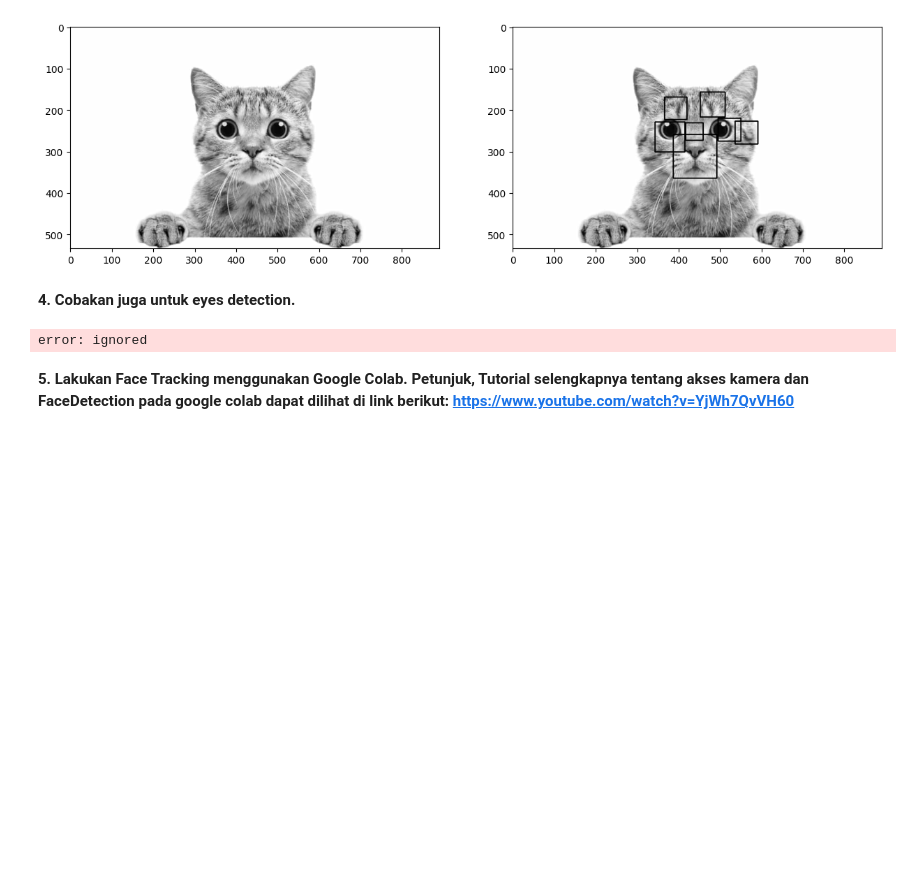
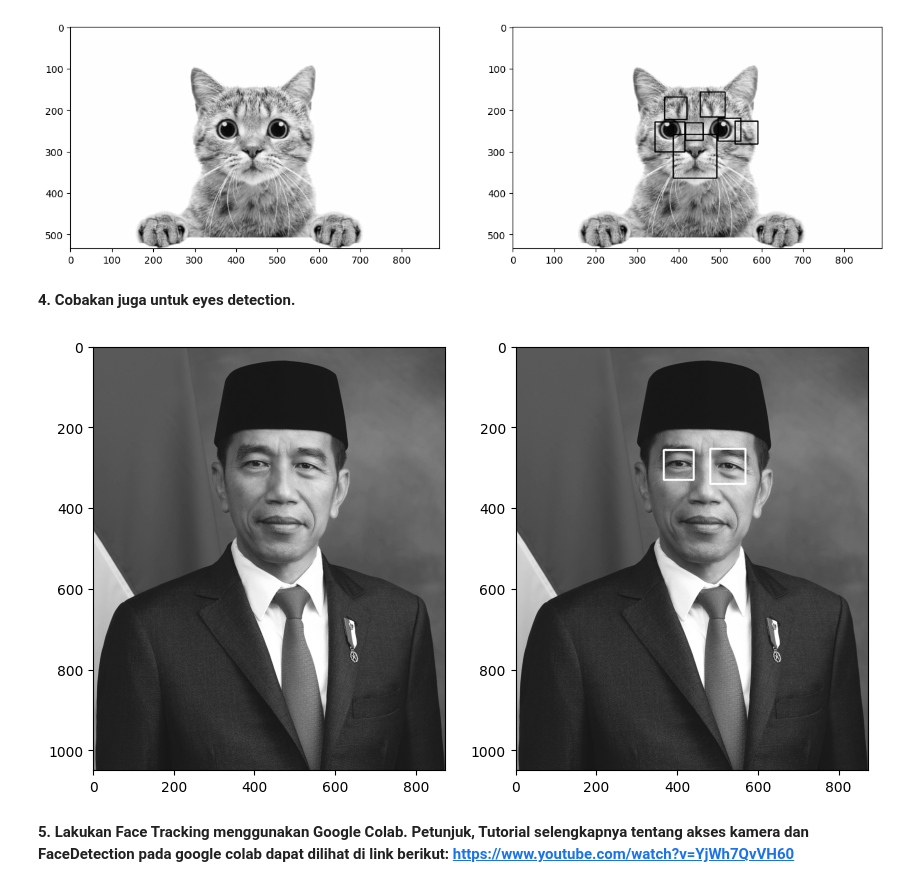
Before and after one commit to deviandinifebrianti/PCVK_Genap_2023, a Jupyter notebook: week12.ipynb, the cells around one changed output. Cells and saved outputs as stored; diff of their text form; code cells hidden in the pictures; blank space fills up the shorter version.

```diff
--- a/week12.ipynb
+++ b/week12.ipynb
@@ -156,24 +156,23 @@ plt.show()
 # %% [markdown]
 **4. Cobakan juga untuk eyes detection.**
 # %%
-cascade_wajah = cv.CascadeClassifier('/content/drive/MyDrive/PCVK/week12/haarcascade_lefteye_2splits.xml')
+cascade_wajah = cv.CascadeClassifier('/content/drive/MyDrive/PCVK/week12/haarcascade_eye.xml')
 
 jokowi = cv.imread('/content/drive/MyDrive/PCVK/week12/jokowi.jpg')
 jokowi_ori = cv.imread('/content/drive/MyDrive/PCVK/week12/jokowi.jpg')
 jokowi_gray = cv.cvtColor(jokowi, cv.COLOR_BGR2GRAY)
 jokowi_ori_gray = cv.cvtColor(jokowi_ori, cv.COLOR_BGR2GRAY)
 
-wajah = cascade_wajah.detectMultiScale(jokowi_gray)
-for (x,y,w,h) in wajah:
+roi_wajah = cascade_wajah.detectMultiScale(jokowi_gray)
+for (x,y,w,h) in roi_wajah:
   cv.rectangle(jokowi_gray,(x,y),(x+w,y+h),(255,255,255),3)
 
-# Plot outputs
-f, axarr = plt. subplots(1,2,figsize=(15,15))
+f, axarr = plt. subplots(1,2,figsize=(10,10))
 plt.subplot(121),plt.imshow(jokowi_ori_gray, cmap='gray')
 plt.subplot(122),plt.imshow(jokowi_gray, cmap='gray')
 plt.show()
 # %% [output]
-error: ignored
+[figure, added]
 # %% [markdown]
 **5. Lakukan Face Tracking menggunakan Google Colab. Petunjuk, Tutorial selengkapnya
 tentang akses kamera dan FaceDetection pada google colab dapat dilihat di link
```
Also changed, not shown: parts of 6 cells of this notebook.
